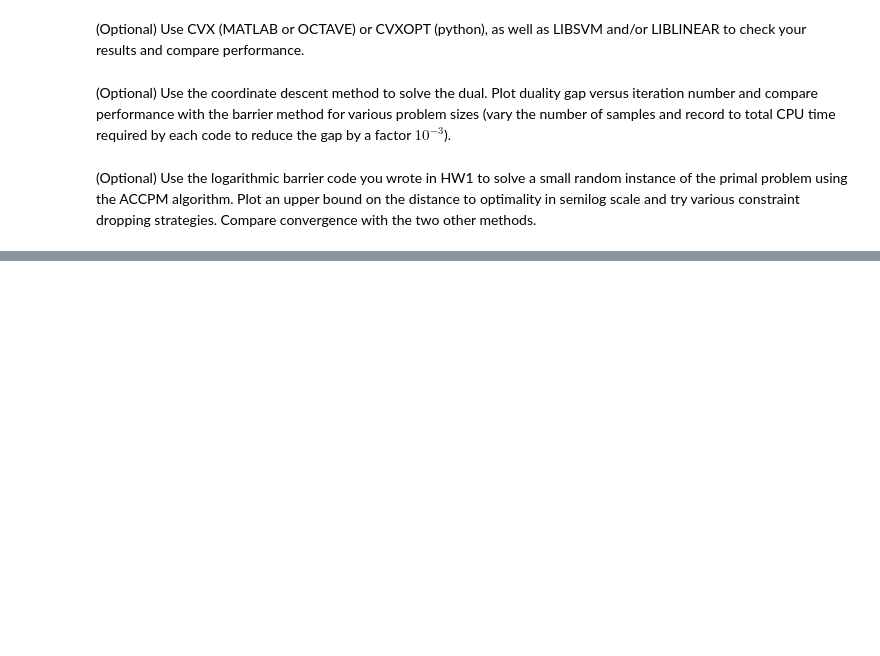
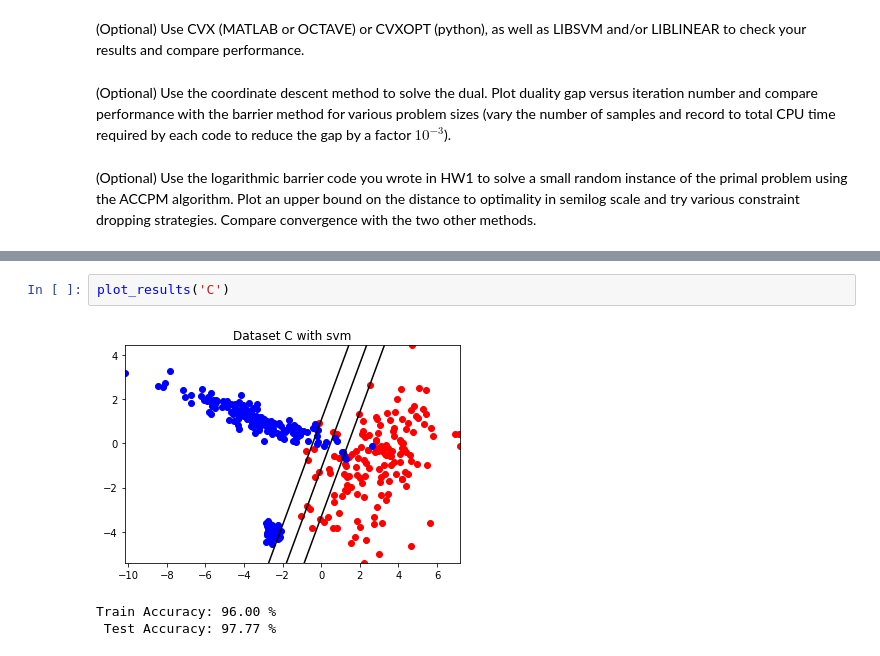
Before and after one commit to FlorentinGuth/SVM, a Jupyter notebook: SVM.ipynb, the cells around one changed output, grey strips where cells are left out. Cells and saved outputs as stored; diff of their text form; blank space fills up the shorter version.

```diff
--- a/SVM.ipynb
+++ b/SVM.ipynb
@@ -184,0 +484,6 @@ def data_points(n):
+# %%
+plot_results('C')
+# %% [output]
+[figure, added]
+Train Accuracy: 96.00 %
+ Test Accuracy: 97.77 %
```
Also changed, not shown: parts of 18 cells of this notebook, 7 other files.
